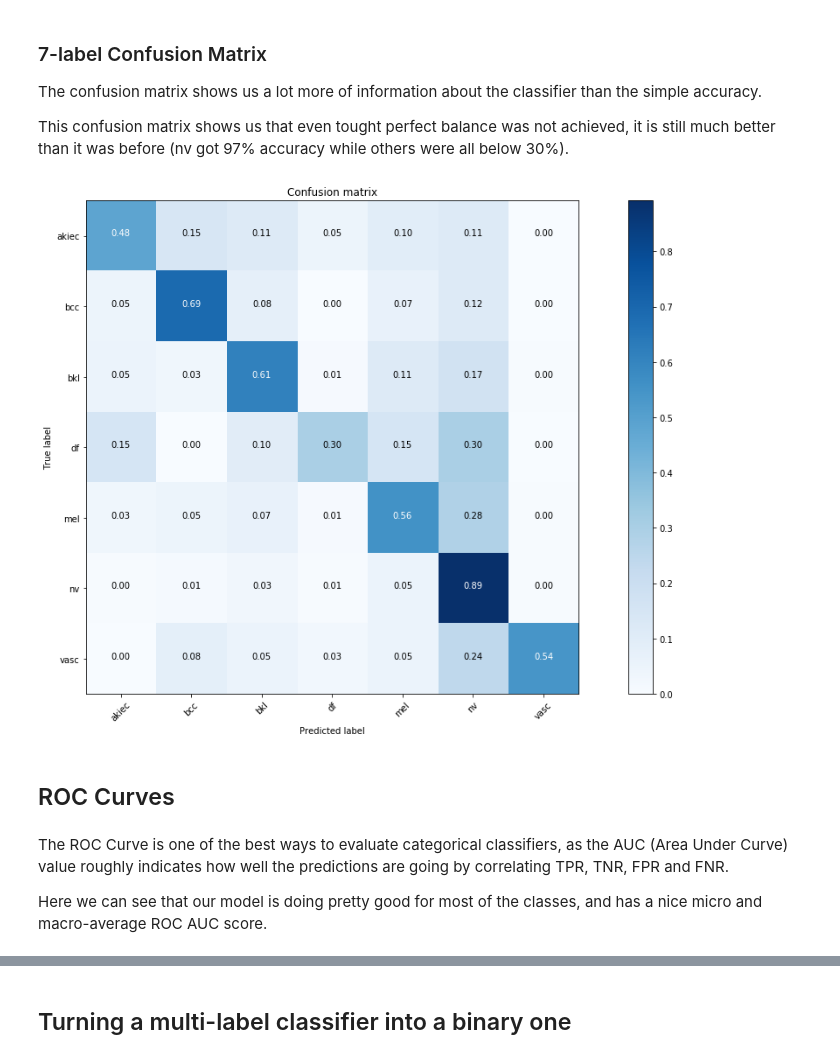
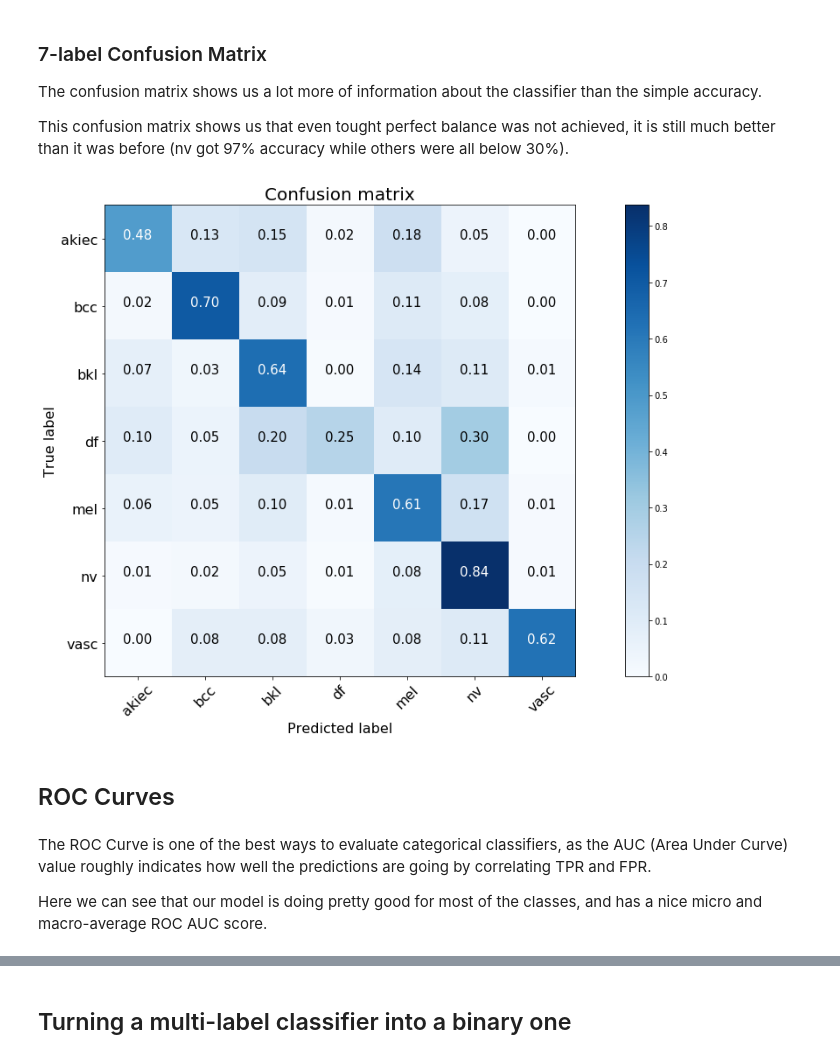
Before and after one commit to leodlca/skin-cancer-classifier, a Jupyter notebook: skin-cancer-classifier.ipynb, the cells around one changed output, grey strips where cells are left out. Drawn from its saved outputs; the diff is of its cells as text; code cells hidden in the pictures.

```diff
--- a/skin-cancer-classifier.ipynb
+++ b/skin-cancer-classifier.ipynb
@@ -258,24 +261,29 @@ The quantity of images for each class is not balanced. Nearly 70% of the images
 
 I also performed manual early stopping when I noticed overfitting.
 # %%
-from tensorflow.keras.callbacks import ModelCheckpoint, LambdaCallback
+from tensorflow.keras.callbacks import ModelCheckpoint, EarlyStopping
 
 checkpointer = ModelCheckpoint(filepath='saved_models/weights.best.xception.hdf5',
                                verbose=1, save_best_only=True)
 
 class_weight = {
-    0: 6705 / 327 * 5, #akiec
+    0: 6705 / 327, #akiec
     1: 6705 / 514, #bcc
     2: 6705 / 1099, #bkl
-    3: 6705 / 115 * 5, #df
-    4: 6705 / 1113 * 10, #mel
-    5: 1 / 2, #nv
+    3: 6705 / 115 * 2, #df
+    4: 6705 / 1113, #mel
+    5: 1 / 1.5, #nv
     6: 6705 / 142 #vasc
 }
 
-model.fit(train_features, y_train,
+early_stopping = EarlyStopping(monitor='val_loss',
+                              min_delta=0,
+                              patience=10,
+                              verbose=0, mode='auto')
+
+history = model.fit(train_features, y_train,
           validation_data=(valid_features, y_val),
-          epochs=300, batch_size=32, callbacks=[checkpointer], verbose=1,
+          epochs=300, batch_size=512, callbacks=[checkpointer, early_stopping], verbose=1,
           shuffle=True, class_weight=class_weight)
 # %% [output]
 Train on 6409 samples, validate on 1603 samples
@@ -334,44 +363,44 @@ def plot_confusion_matrix(cm, classes,
     """
     This function prints and plots the confusion matrix.
     Normalization can be applied by setting `normalize=True`.
     """
     if normalize:
         cm = cm.astype('float') / cm.sum(axis=1)[:, np.newaxis]
 
     plt.imshow(cm, interpolation='nearest', cmap=cmap)
-    plt.title(title)
+    plt.title(title, fontsize=20)
     plt.colorbar()
     tick_marks = np.arange(len(classes))
-    plt.xticks(tick_marks, classes, rotation=45)
-    plt.yticks(tick_marks, classes)
+    plt.xticks(tick_marks, classes, rotation=45, fontsize=16)
+    plt.yticks(tick_marks, classes, fontsize=16)
 
     fmt = '.2f' if normalize else 'd'
     thresh = cm.max() / 2.
     for i, j in itertools.product(range(cm.shape[0] - 1, -1, -1), range(cm.shape[1] - 1, -1, -1)):
-        plt.text(j, i, format(cm[i, j], fmt),
+        plt.text(j, i, format(cm[i, j], fmt), fontsize=15,
                  horizontalalignment="center",
                  color="white" if cm[i, j] > thresh else "black")
 
-    plt.ylabel('True label')
-    plt.xlabel('Predicted label')
+    plt.ylabel('True label', fontsize=16)
+    plt.xlabel('Predicted label', fontsize=16)
     plt.tight_layout()
 
 # Compute confusion matrix
 cnf_matrix = confusion_matrix(y_true, predictions)
 np.set_printoptions(precision=2)
 
 # Plot normalized confusion matrix
 plt.figure()
 plot_confusion_matrix(cnf_matrix, classes=class_names, normalize=True,
                       title='Confusion matrix')
 plt.savefig('my_results/confunsion-7.png')
 plt.show()
 # %% [output]
-[figure, old version]
+[figure, new version]
 # %% [markdown]
 ## ROC Curves
 # %% [markdown]
-The ROC Curve is one of the best ways to evaluate categorical classifiers, as the AUC (Area Under Curve) value roughly indicates how well the predictions are going by correlating TPR, TNR, FPR and FNR.
+The ROC Curve is one of the best ways to evaluate categorical classifiers, as the AUC (Area Under Curve) value roughly indicates how well the predictions are going by correlating TPR and FPR.
 
 Here we can see that our model is doing pretty good for most of the classes, and has a nice micro and macro-average ROC AUC score.
 # %%
```
Also changed, not shown: parts of 11 cells of this notebook, 20 other files.
